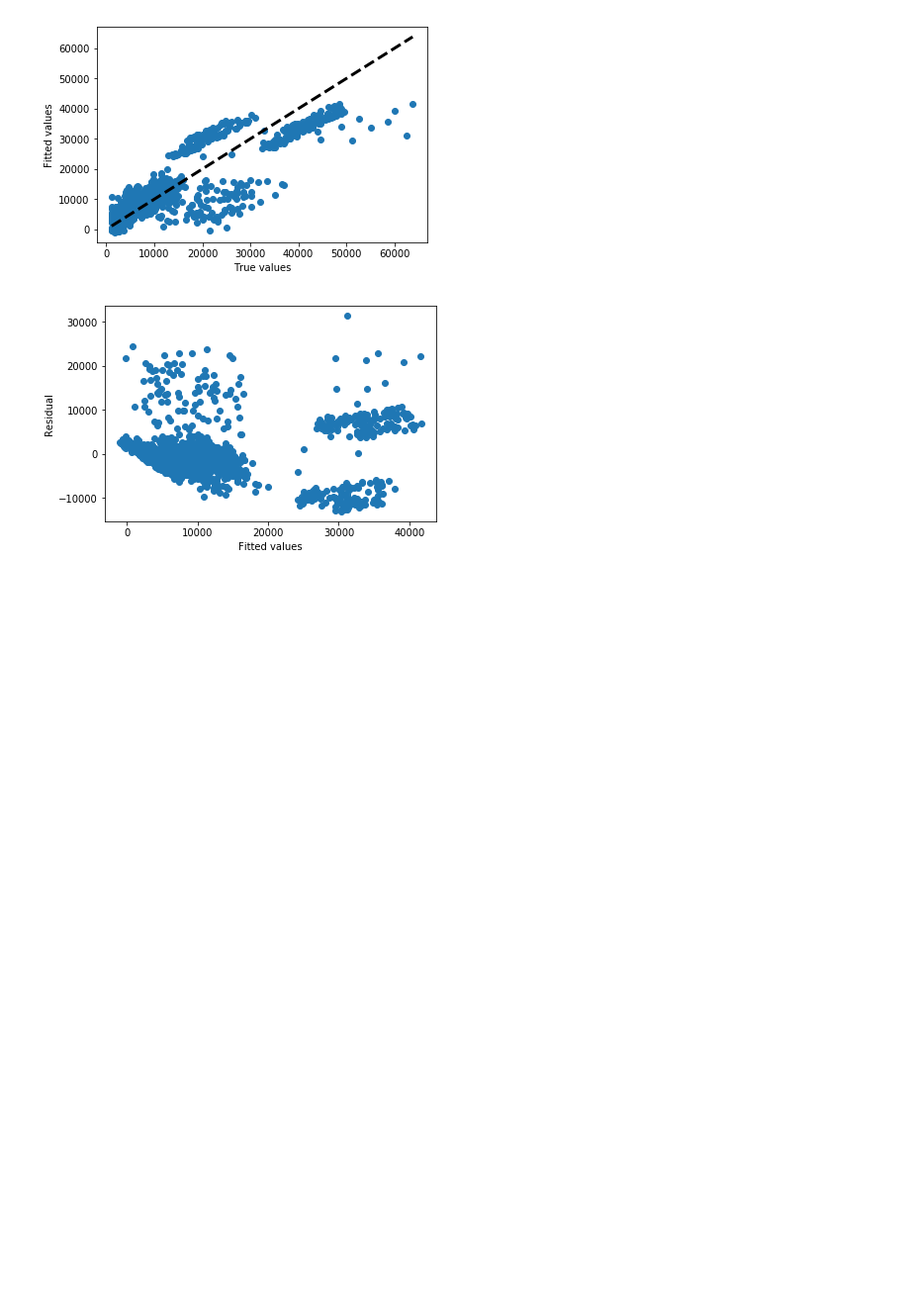
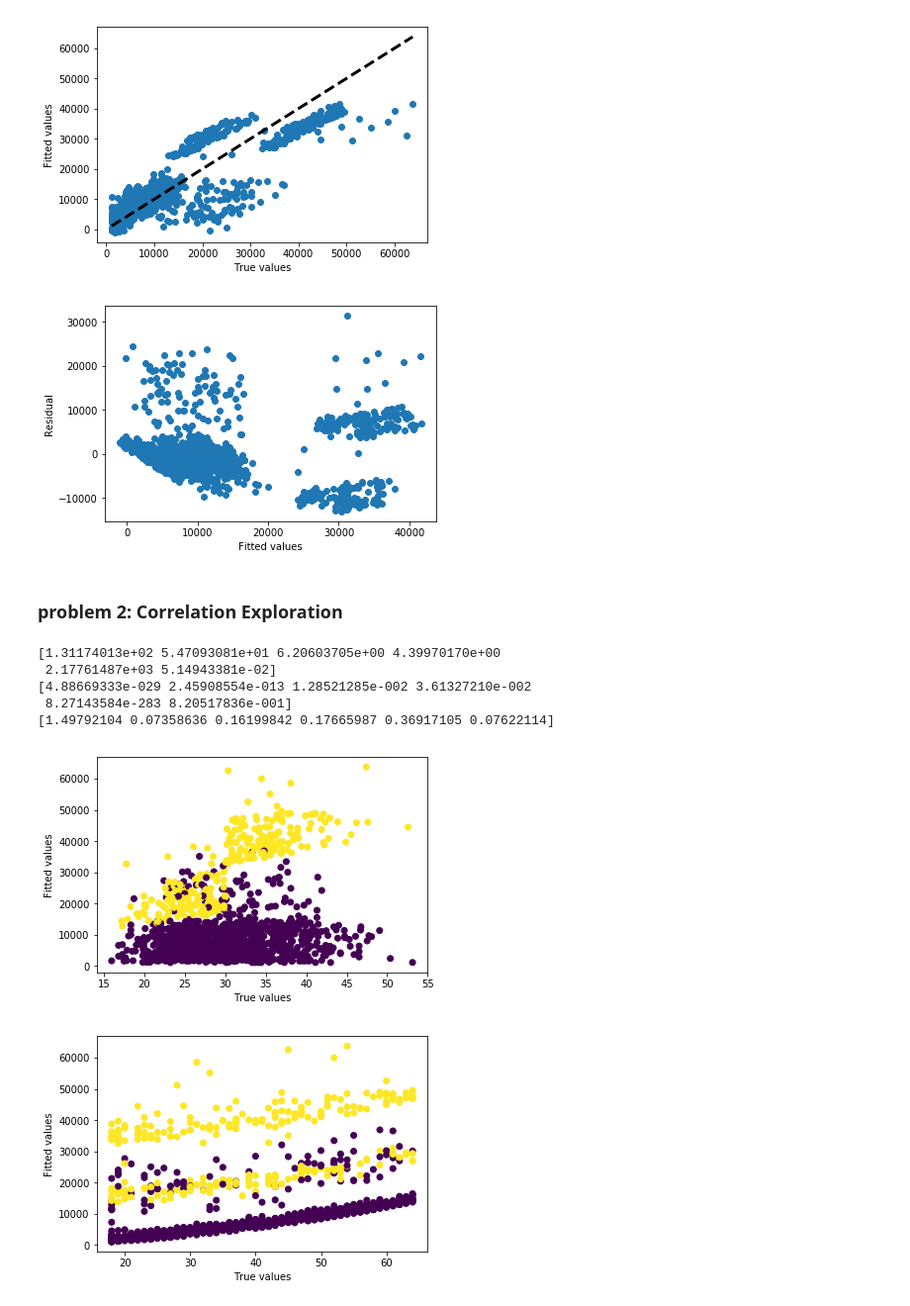
Before and after one commit to DanioPurdue/EE219Project-Analysis-On-Textual-Data, a Jupyter notebook: project4/EE219Project4.ipynb, the cells around one changed output. Shown at 99% size. Cells and saved outputs as stored; diff of their text form; code cells hidden in the pictures; blank space fills up the shorter version.

```diff
--- a/project4/EE219Project4.ipynb
+++ b/project4/EE219Project4.ipynb
@@ -296,7 +306,10 @@ Average training RMSE:  6199.837835214862
 Average testing RMSE:  6226.071276987422
 [figure]
 [figure]
+# %% [markdown]
+### problem 2: Correlation Exploration
 # %%
+#change all variables into numerical value
 le = LabelEncoder()
 
 ft4 = np.array(insurance_df_categroical['ft4'])
@@ -306,9 +319,37 @@ new_ft4 = le.fit_transform(ft4)
 new_ft5 = le.fit_transform(ft5)
 new_ft6 = le.fit_transform(ft6)
 
+length = len(ft4)
+
 new_ft4 = np.reshape(new_ft4, (length,1))
 new_ft5 = np.reshape(new_ft5, (length,1))
 new_ft6 = np.reshape(new_ft6, (length,1))
 
-insurance_df_train_X = np.concatenate((insurance_df_numerical,new_ft4, new_ft5, new_ft6), axis=1)
-# numerical_labels = le.transform(insurance_df_categroical).toarray()
+numeric_insurance_df_train_X = np.concatenate((insurance_df_numerical,new_ft4, new_ft5, new_ft6), axis=1)
+# %%
+# Peform F regression and mutual infomation regression
+f_values, p_values = f_regression(numeric_insurance_df_train_X, insurance_df_train_Y)
+print (f_values) #high f value, low p value means significant
+print (p_values)
+mutual_info = mutual_info_regression(numeric_insurance_df_train_X, insurance_df_train_Y)
+print (mutual_info) #high mutual info value means significant
+# %% [output]
+[1.31174013e+02 5.47093081e+01 6.20603705e+00 4.39970170e+00
+ 2.17761487e+03 5.14943381e-02]
+[4.88669333e-029 2.45908554e-013 1.28521285e-002 3.61327210e-002
+ 8.27143584e-283 8.20517836e-001]
+[1.49792104 0.07358636 0.16199842 0.17665987 0.36917105 0.07622114]
+# %%
+def coloredScatterPlot(X, Y, color):
+    fig, ax = plt.subplots()
+    ax.scatter(x=X, y= Y, c = color)
+    ax.set_xlabel('True values')
+    ax.set_ylabel('Fitted values')
+    plt.show()
+
+#draw colored scatter plot
+coloredScatterPlot(numeric_insurance_df_train_X[:,1], insurance_df_train_Y,numeric_insurance_df_train_X[:,4] )
+coloredScatterPlot(numeric_insurance_df_train_X[:,0], insurance_df_train_Y,numeric_insurance_df_train_X[:,4] )
+# %% [output]
+[figure, added]
+[figure, added]
```
Also changed, not shown: parts of 15 cells of this notebook.
